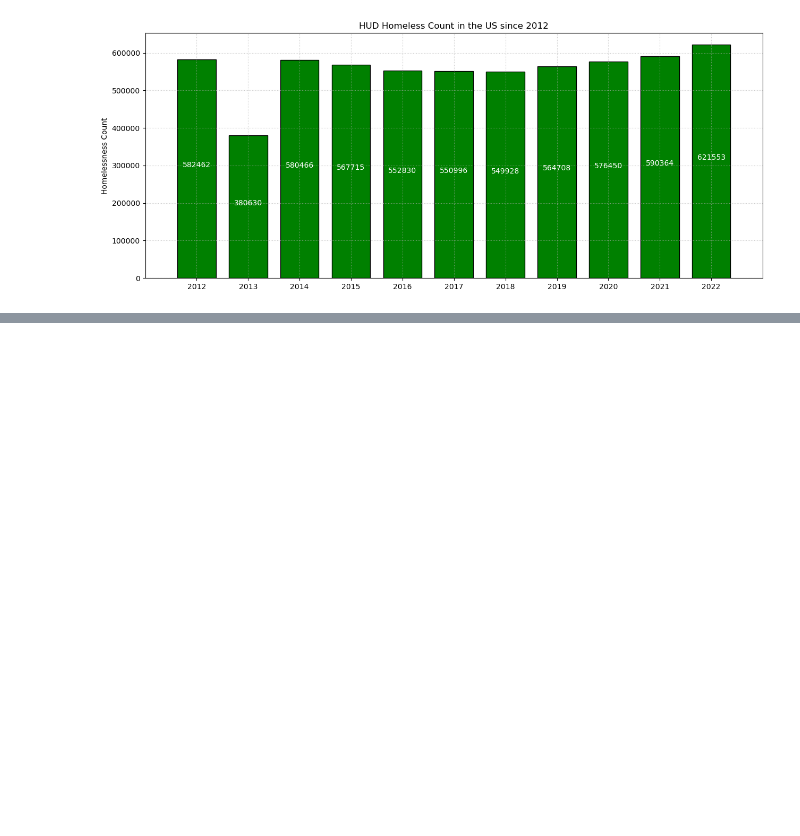
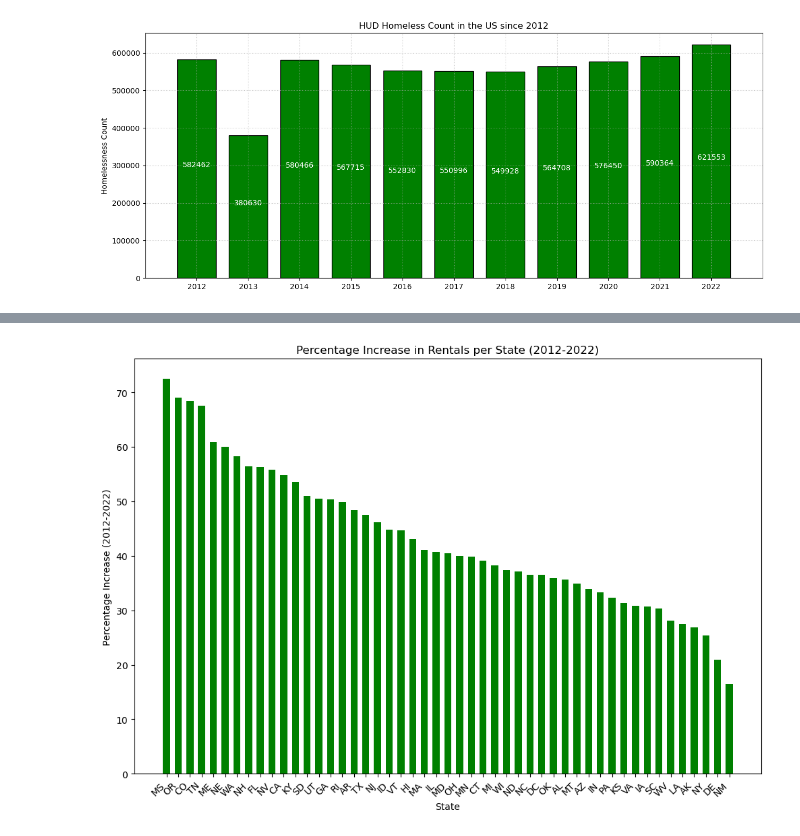
Before and after one commit to DylanSui799/UCBProjectOne, a Jupyter notebook: Viktor's code/Rental_VS_Homelesess.ipynb, the cells around one changed output, grey strips where cells are left out. Saved outputs shown, nothing was run; the diff lists cells and outputs as text; code cells hidden in the pictures; blank space fills up the shorter version.

```diff
--- a/Viktor's code/Rental_VS_Homelesess.ipynb
+++ b/Viktor's code/Rental_VS_Homelesess.ipynb
@@ -377,0 +405,28 @@ plt.show()
+# %%
+percentage_increase = ((rental_df_yearly.iloc[:, -1] - rental_df_yearly.iloc[:, 0]) / rental_df_yearly.iloc[:, 0] * 100).round(2)
+
+
+percentage_increase_df = pd.DataFrame({"Percentage Increase (2012-2022)": percentage_increase, "State": rental_df_yearly.index})
+
+
+percentage_increase_df = percentage_increase_df.sort_values(by="Percentage Increase (2012-2022)", ascending=False)
+
+
+fig, ax = plt.subplots(figsize=(12, 8))
+bar_width = 0.6
+
+
+bars = ax.bar(percentage_increase_df["State"], percentage_increase_df["Percentage Increase (2012-2022)"], width=bar_width, color='green')
+
+plt.title("Percentage Increase in Rentals per State (2012-2022)")
+plt.xlabel("State")
+plt.ylabel("Percentage Increase (2012-2022)")
+
+
+plt.xticks(rotation=45, ha='right')
+
+plt.savefig("../Outputs/rental_percentage_increase_per_state")
+
+plt.show()
+# %% [output]
+[figure, added]
```
Also changed, not shown: parts of 3 cells of this notebook, 8 other files.
